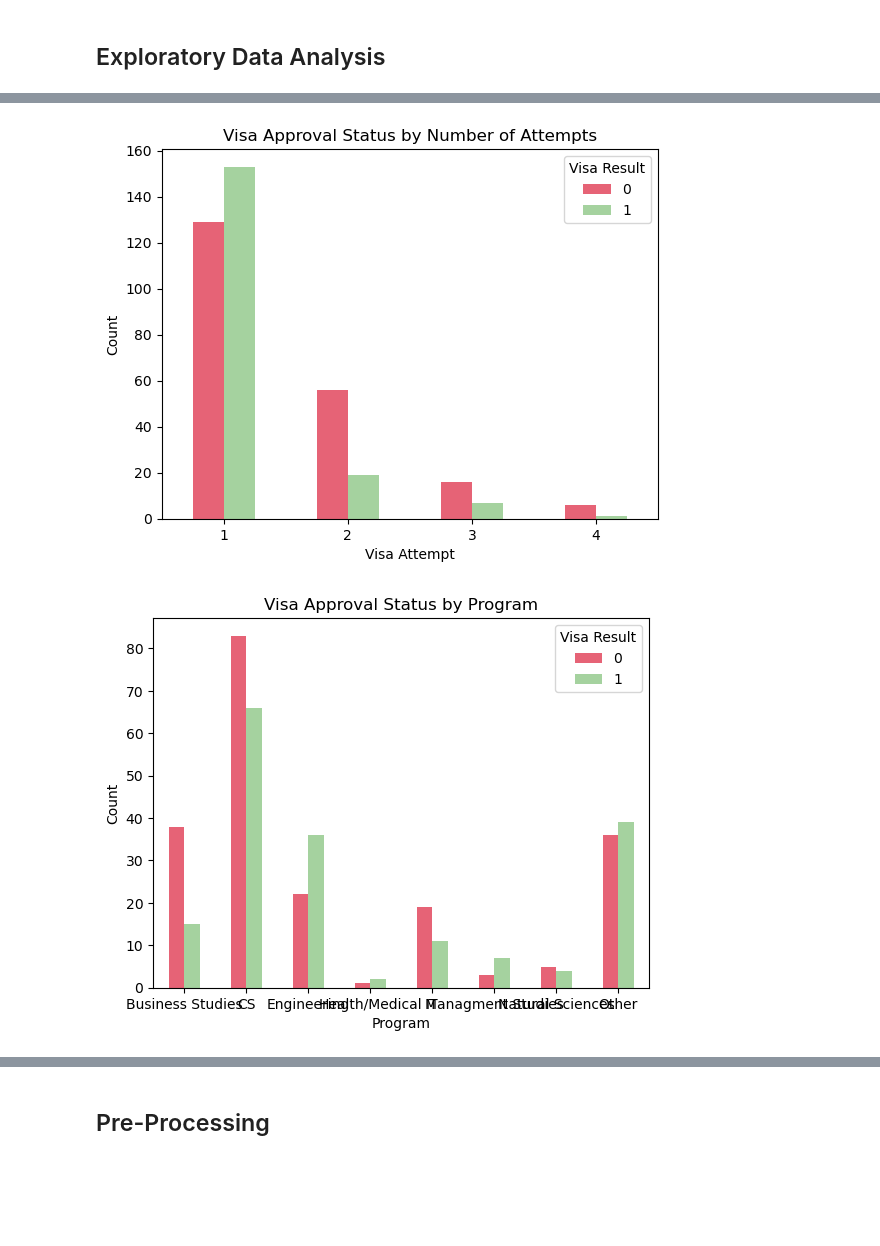
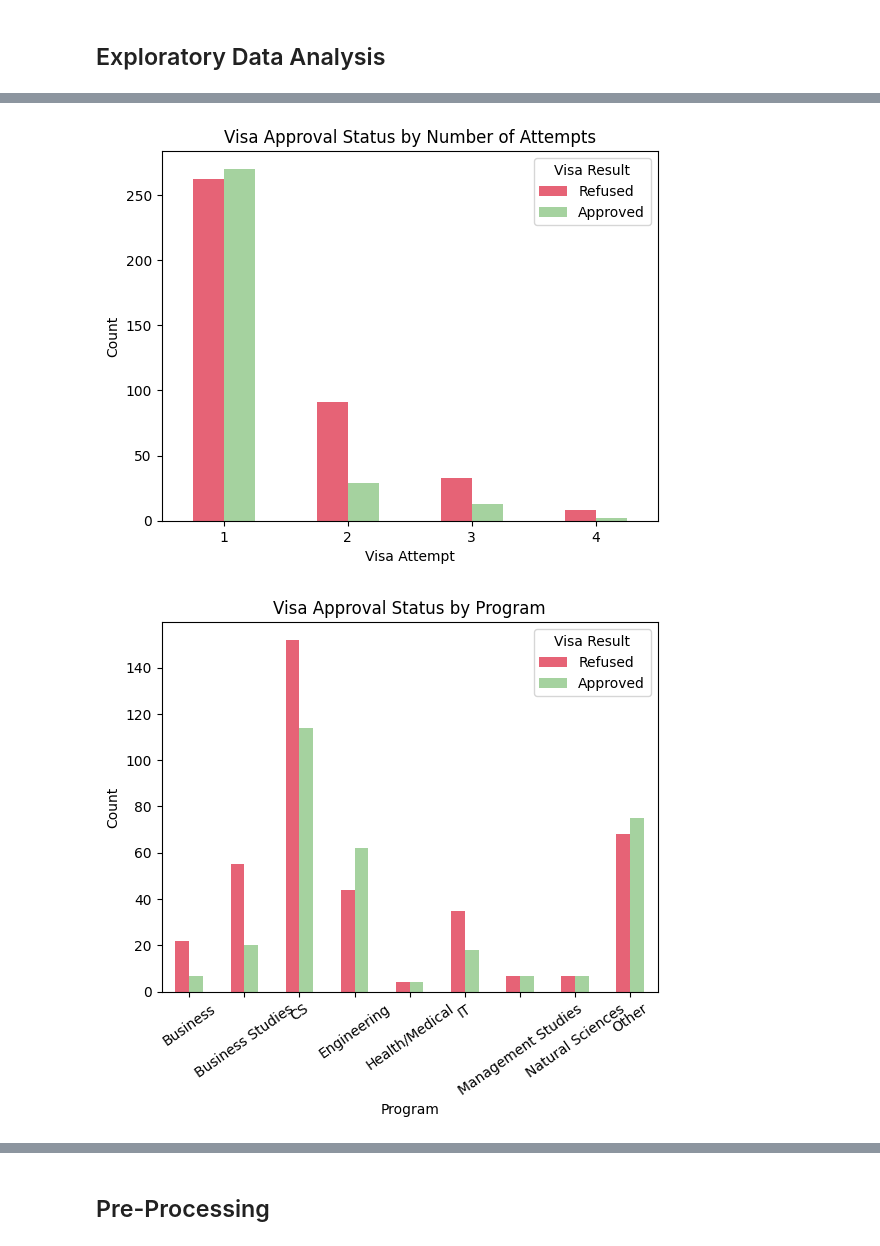
Before and after one commit to AseemShehzad/visa-approval-prediction-model, a Jupyter notebook: Data Modeling.ipynb, the cells around one changed output, grey strips where cells are left out. Drawn from its saved outputs; the diff is of its cells as text; code cells hidden in the pictures; blank space fills up the shorter version.

```diff
--- a/Data Modeling.ipynb
+++ b/Data Modeling.ipynb
@@ -191,7 +183,7 @@ The following values were not found in the 'replace_list' and were replaced with
 ### Standardizing Scholarship
 
 column = 'Scholarship'
-sponsor_search_list = ['assistantship', '$', '%', 'No', 'k', 'USD', 'Yes', 'scholarship', 'fund', 'prof', 'merit']
-sponsor_replace_list = ['Full/Assistantship', 'Yes/Partial', 'Yes/Partial', 'No', 'Yes/Partial', 'Yes/Partial', 'Yes/Partial','Yes/Partial','Full/Assistantship', 'Full/Assistantship', 'Yes/Partial']
+sponsor_search_list = ['assistantship', '$', '%', 'No', 'k', 'USD', 'Yes', 'scholarship', 'fund', 'prof', 'merit', 'Automatic']
+sponsor_replace_list = ['Full/Assistantship', 'Yes/Partial', 'Yes/Partial', 'No', 'Yes/Partial', 'Yes/Partial', 'Yes/Partial','Yes/Partial','Full/Assistantship', 'Full/Assistantship', 'Yes/Partial', 'Yes/Partial']
 train_data_std_3 = standardize_strings(train_data_std_2, sponsor_search_list, sponsor_replace_list, column, 'No')
 # %% [output]
@@ -200,7 +195,7 @@ The following values were not found in the 'replace_list' and were replaced with
 ### Standardizing Scholarship
 
 column = 'Program'
-program_search_list = ['engineering', 'cs', 'Computer', 'information', 'it', 'Business', 'Health', 'Management', 'Science', 'Finance', 'MBA']
-program_replace_list = ['Engineering', 'CS', 'CS', 'IT', 'IT','Business Studies', 'Health/Medical', 'Managment Studies', 'Natural Sciences', 'Business Studies', 'Business Studies']
+program_search_list = ['engineering', 'cs', 'Computer', 'information', 'it', 'Business', 'Health', 'Management', 'Science', 'Finance', 'MBA', 'cis', 'bba']
+program_replace_list = ['Engineering', 'CS', 'CS', 'IT', 'IT','Business Studies', 'Health/Medical', 'Management Studies', 'Natural Sciences', 'Business Studies', 'Business', 'CS', 'Business Studies']
 train_data_std_4 = standardize_strings(train_data_std_3, program_search_list, program_replace_list, column, 'Other')
 # %% [output]
@@ -212,4 +223,5 @@ column = 'Visa Result'
 visa_search_list = ['221', 'processing', 'pending', 'N/A', 'Approved', 'Accepted', 'Refused', 'Rejected']
 visa_replace_list = [1, 1, 1, 0, 1, 1, 0, 0]
 train_data_std_5 = standardize_strings(train_data_std_4, visa_search_list, visa_replace_list, column, 0)
+train_data_std_5['Visa Result'] = train_data_std_5['Visa Result'].astype(int)
 # %% [output]
@@ -242,7 +239,7 @@ training_data[training_data['Visa Attempt'] != 'Fourth']
 # %%
 ### Standardizing Visa Attempt
 column = 'Visa Attempt'
-attempt_search_list = ['st', 'nd', 'third', 'fourth', '1', '2', '3', '4']
-attempt_replace_list = [1, 2, 3, 4, 1, 2, 3, 4]
-train_data_std_7 = standardize_strings(train_data_std_6, attempt_search_list, attempt_replace_list, column, 2)
+attempt_search_list = ['st', 'nd', 'third', 'fourth', '1', '2', '3', 4, 'n/a', 'twice', 'renewal', 3]
+attempt_replace_list = [1, 2, 3, 4, 1, 2, 3, 4, 1, 3, 1, 3]
+train_data_std_7 = standardize_strings(train_data_std_6, attempt_search_list, attempt_replace_list, column, "3")
 # %% [output]
@@ -298,27 +322,28 @@ counts.plot.bar(rot=0, color= [red,green])
 plt.xlabel("Visa Attempt")
 plt.ylabel("Count")
 plt.title("Visa Approval Status by Number of Attempts")
-
+plt.legend(['Refused', 'Approved'], title="Visa Result")
 # Show the chart
 plt.show()
 # %% [output]
-[figure, old version]
+[figure, new version]
 # %%
 # Group the data by category and visa result, and calculate the counts
 counts = train_data_std_7.groupby('Program')['Visa Result'].value_counts().unstack()
 
 # Create bar plot
 counts.plot.bar(rot=0, color= [red,green])
 
 # Add labels and title
 plt.xlabel("Program")
 plt.ylabel("Count")
+plt.xticks(rotation=35)
+plt.legend(['Refused', 'Approved'], title="Visa Result")
 plt.title("Visa Approval Status by Program")
-
 # Show the chart
 plt.show()
 # %% [output]
-[figure, old version]
+[figure, new version]
 # %%
 # Group the data by category and visa result, and calculate the counts
 counts = training_data.groupby('Degree Level')['Visa Result'].value_counts().unstack()
```
Also changed, not shown: parts of 37 cells of this notebook, 25 other files.
